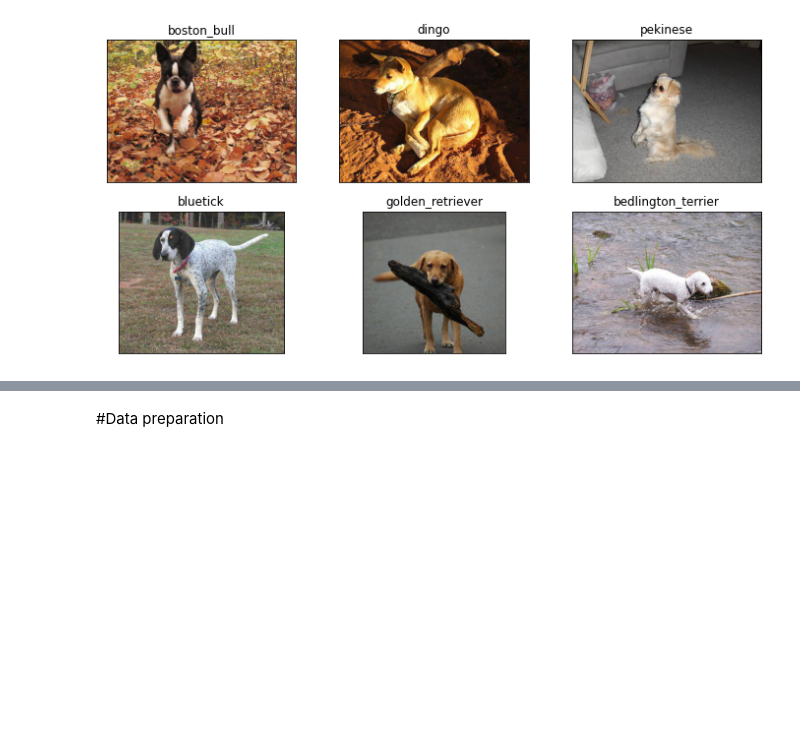
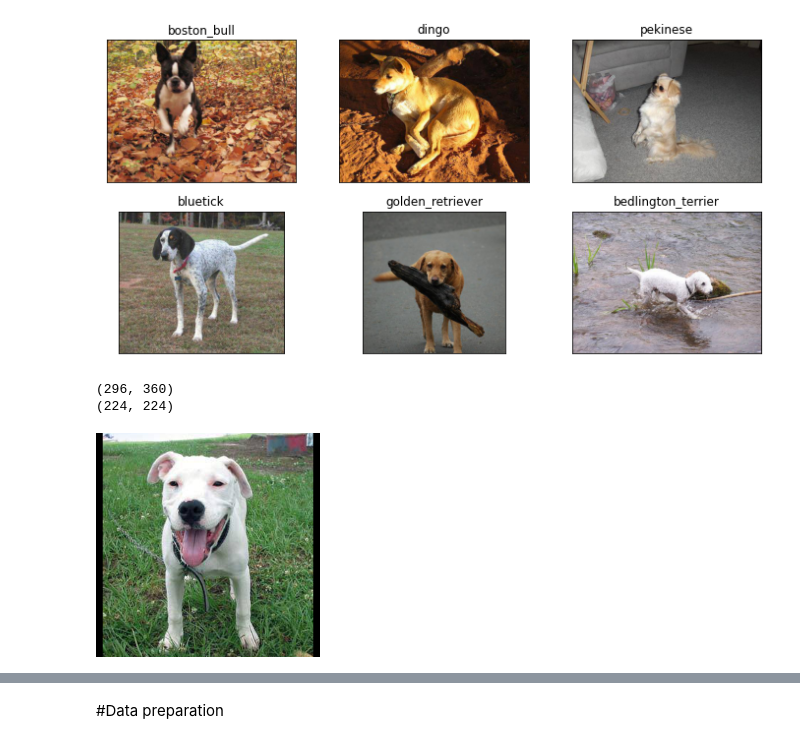
Before and after one commit to kapitalistka/MLScannerApp, a Jupyter notebook: Sberschool_Diplom_resnet50.ipynb, the cells around one changed output, grey strips where cells are left out. Drawn from its saved outputs; the diff is of its cells as text; code cells hidden in the pictures; blank space fills up the shorter version.

```diff
--- a/Sberschool_Diplom_resnet50.ipynb
+++ b/Sberschool_Diplom_resnet50.ipynb
@@ -85,3 +85,31 @@ plt.tight_layout()
 plt.show()
 # %% [output]
 [figure]
+# %%
+class SquarePad:
+    def __call__(self, image):
+        max_wh = max(image.size)
+        p_left, p_top = [(max_wh - s) // 2 for s in image.size]
+        p_right, p_bottom = [max_wh - (s+pad) for s, pad in zip(image.size, [p_left, p_top])]
+        padding = (p_left, p_top, p_right, p_bottom)
+        return  transforms.Pad( padding, 0, 'constant')(image)
+
+
+
+img_name = '{}.jpg'.format(labels.iloc[125, 0])
+fullname = "train/" + img_name
+image = Image.open(fullname)
+print(image.size)
+#image
+
+tr = transforms.Compose([
+                SquarePad(),
+                transforms.Resize(size = 256),
+                transforms.CenterCrop(size = 224),])
+image1 = tr(image)
+print(image1.size)
+image1
+# %% [output]
+(296, 360)
+(224, 224)
+[figure, added]
```
Also changed, not shown: parts of 9 cells of this notebook.
